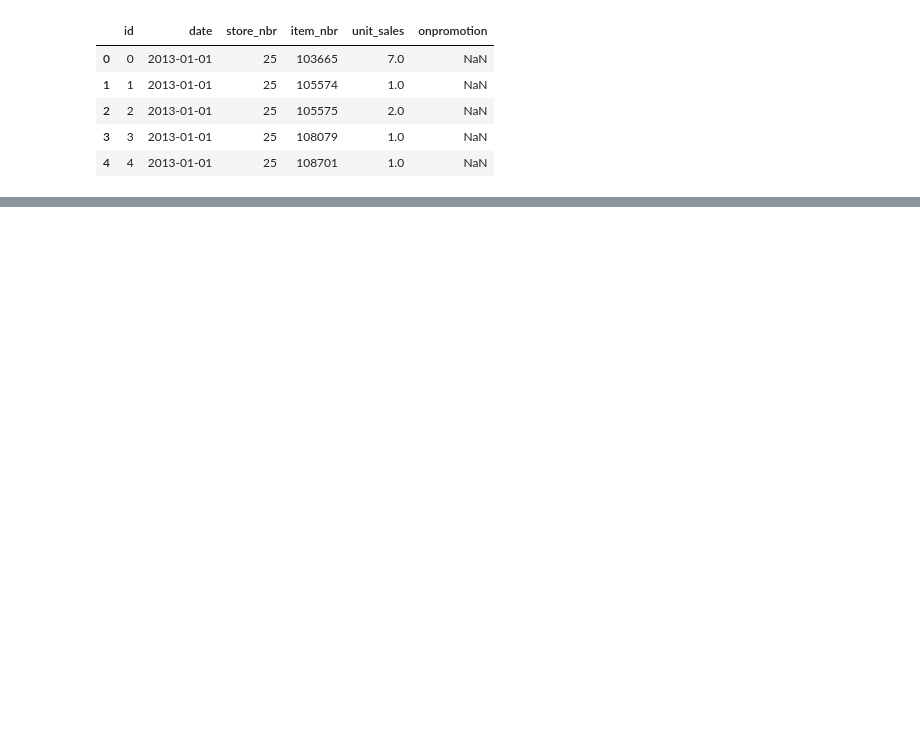
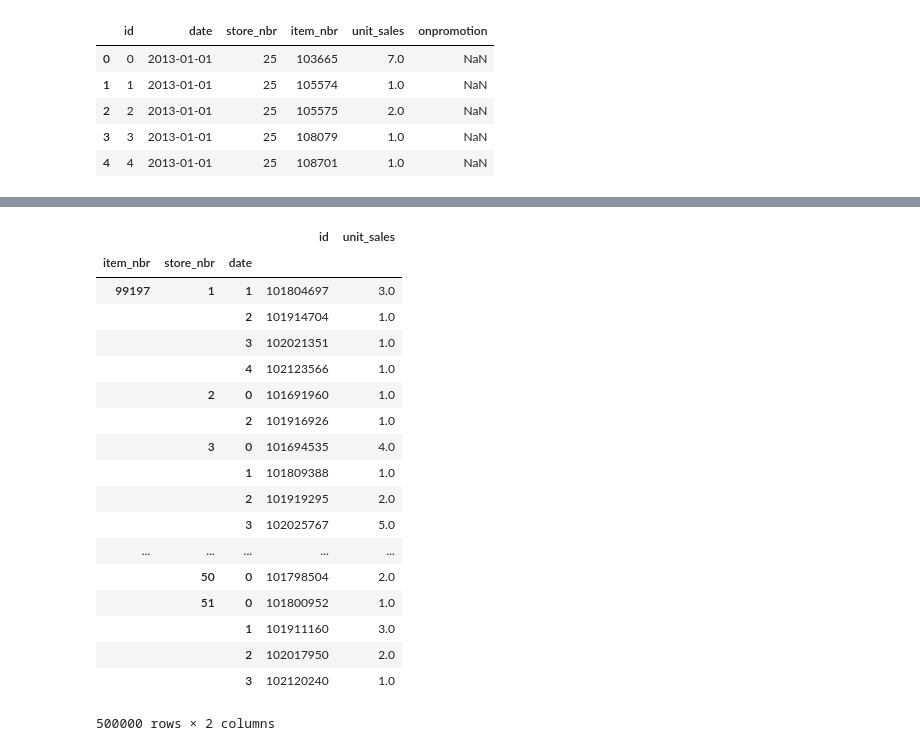
Before and after one commit to ambigus9/favorita-grocery-sales-forecasting, a Jupyter notebook: Favorita Grocery Sales Analytics.ipynb, the cells around one changed output, grey strips where cells are left out. Saved outputs shown, nothing was run; the diff lists cells and outputs as text; code cells hidden in the pictures; blank space fills up the shorter version.

```diff
--- a/Favorita Grocery Sales Analytics.ipynb
+++ b/Favorita Grocery Sales Analytics.ipynb
@@ -47,0 +339,2 @@ dtype: float64
+# %%
+df_train.drop('dow',1,inplace=True)
@@ -47,0 +377,3 @@ dtype: float64
+# %%
+df_train["onpromotion"] = df_train["onpromotion"]*1
+df_train.head()
@@ -47,0 +387,27 @@ dtype: float64
+# %%
+df_train = df_train.head(500000)
+# %%
+df_train_2 = df_train
+# %%
+df_train_2["date"] = df_train_2["date"].dt.dayofweek
+df_train_2.groupby(["item_nbr","store_nbr","date"]).mean()
+# %% [output]
+|  |  |  | id | unit_sales |
+| item_nbr | store_nbr | date |  |  |
+| 99197 | 1 | 1 | 101804697 | 3.0 |
+|  |  | 2 | 101914704 | 1.0 |
+|  |  | 3 | 102021351 | 1.0 |
+|  |  | 4 | 102123566 | 1.0 |
+|  | 2 | 0 | 101691960 | 1.0 |
+|  |  | 2 | 101916926 | 1.0 |
+|  | 3 | 0 | 101694535 | 4.0 |
+|  |  | 1 | 101809388 | 1.0 |
+|  |  | 2 | 101919295 | 2.0 |
+|  |  | 3 | 102025767 | 5.0 |
+| ... | ... | ... | ... | ... |
+|  | 50 | 0 | 101798504 | 2.0 |
+|  | 51 | 0 | 101800952 | 1.0 |
+|  |  | 1 | 101911160 | 3.0 |
+|  |  | 2 | 102017950 | 2.0 |
+|  |  | 3 | 102120240 | 1.0 |
+500000 rows × 2 columns
```
Also changed, not shown: parts of 47 cells of this notebook, 1 other file.
